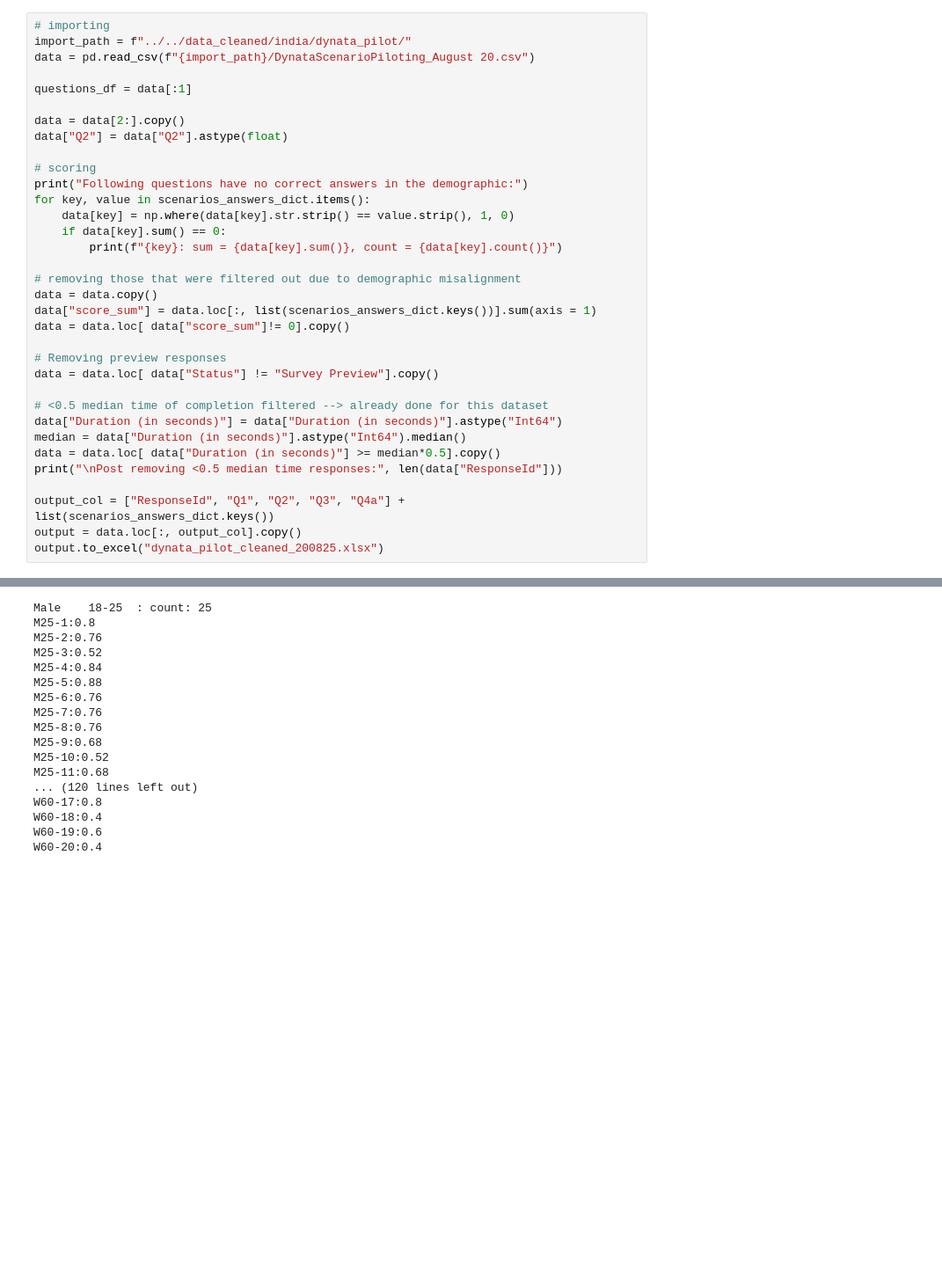
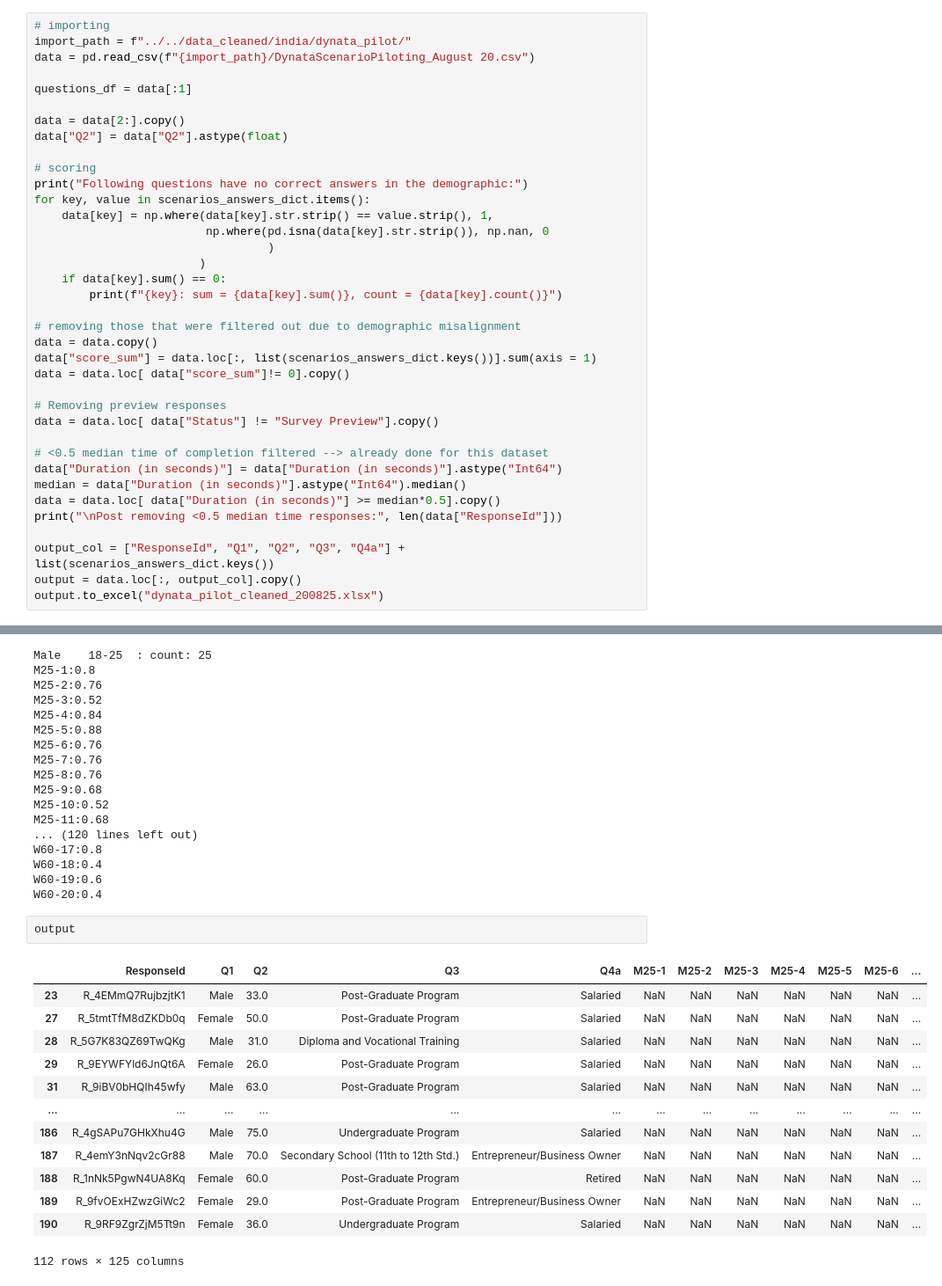
Before and after one commit to Leshleon/risk-literacy, a Jupyter notebook: data_analysis/new_code/dynata_pilot/dynata_pilot_190825.ipynb, the cells around one changed output, grey strips where cells are left out. Shown: that part at 88% size. Saved outputs shown, nothing was run; the diff lists cells and outputs as text; blank space fills up the shorter version.

Commit message:
fix/dynata pilot output fix

```diff
--- a/data_analysis/new_code/dynata_pilot/dynata_pilot_190825.ipynb
+++ b/data_analysis/new_code/dynata_pilot/dynata_pilot_190825.ipynb
@@ -190,7 +190,10 @@ data["Q2"] = data["Q2"].astype(float)
 # scoring
 print("Following questions have no correct answers in the demographic:")
 for key, value in scenarios_answers_dict.items():
-    data[key] = np.where(data[key].str.strip() == value.strip(), 1, 0)
+    data[key] = np.where(data[key].str.strip() == value.strip(), 1,
+                         np.where(pd.isna(data[key].str.strip()), np.nan, 0
+                                  )
+                        )
     if data[key].sum() == 0:
         print(f"{key}: sum = {data[key].sum()}, count = {data[key].count()}")
 
@@ -302,3 +305,19 @@ W60-17:0.8
 W60-18:0.4
 W60-19:0.6
 W60-20:0.4
+# %%
+output
+# %% [output]
+|  | ResponseId | Q1 | Q2 | Q3 | Q4a | M25-1 | M25-2 | M25-3 | M25-4 | M25-5 | M25-6 | ... |
+| 23 | R_4EMmQ7RujbzjtK1 | Male | 33.0 | Post-Graduate Program | Salaried | NaN | NaN | NaN | NaN | NaN | NaN | ... |
+| 27 | R_5tmtTfM8dZKDb0q | Female | 50.0 | Post-Graduate Program | Salaried | NaN | NaN | NaN | NaN | NaN | NaN | ... |
+| 28 | R_5G7K83QZ69TwQKg | Male | 31.0 | Diploma and Vocational Training | Salaried | NaN | NaN | NaN | NaN | NaN | NaN | ... |
+| 29 | R_9EYWFYld6JnQt6A | Female | 26.0 | Post-Graduate Program | Salaried | NaN | NaN | NaN | NaN | NaN | NaN | ... |
+| 31 | R_9iBV0bHQIh45wfy | Male | 63.0 | Post-Graduate Program | Salaried | NaN | NaN | NaN | NaN | NaN | NaN | ... |
+| ... | ... | ... | ... | ... | ... | ... | ... | ... | ... | ... | ... | ... |
+| 186 | R_4gSAPu7GHkXhu4G | Male | 75.0 | Undergraduate Program | Salaried | NaN | NaN | NaN | NaN | NaN | NaN | ... |
+| 187 | R_4emY3nNqv2cGr88 | Male | 70.0 | Secondary School (11th to 12th Std.) | Entrepreneur/Business Owner | NaN | NaN | NaN | NaN | NaN | NaN | ... |
+| 188 | R_1nNk5PgwN4UA8Kq | Female | 60.0 | Post-Graduate Program | Retired | NaN | NaN | NaN | NaN | NaN | NaN | ... |
+| 189 | R_9fvOExHZwzGiWc2 | Female | 29.0 | Post-Graduate Program | Entrepreneur/Business Owner | NaN | NaN | NaN | NaN | NaN | NaN | ... |
+| 190 | R_9RF9ZgrZjM5Tt9n | Female | 36.0 | Undergraduate Program | Salaried | NaN | NaN | NaN | NaN | NaN | NaN | ... |
+112 rows × 125 columns
```
Also changed, not shown: parts of 2 cells of this notebook.
